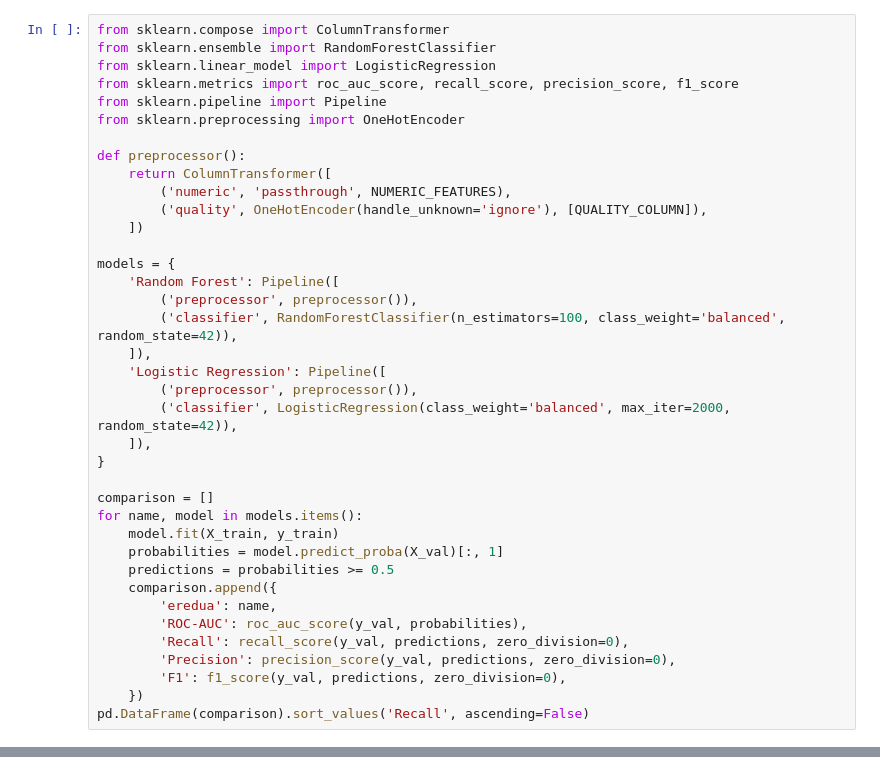
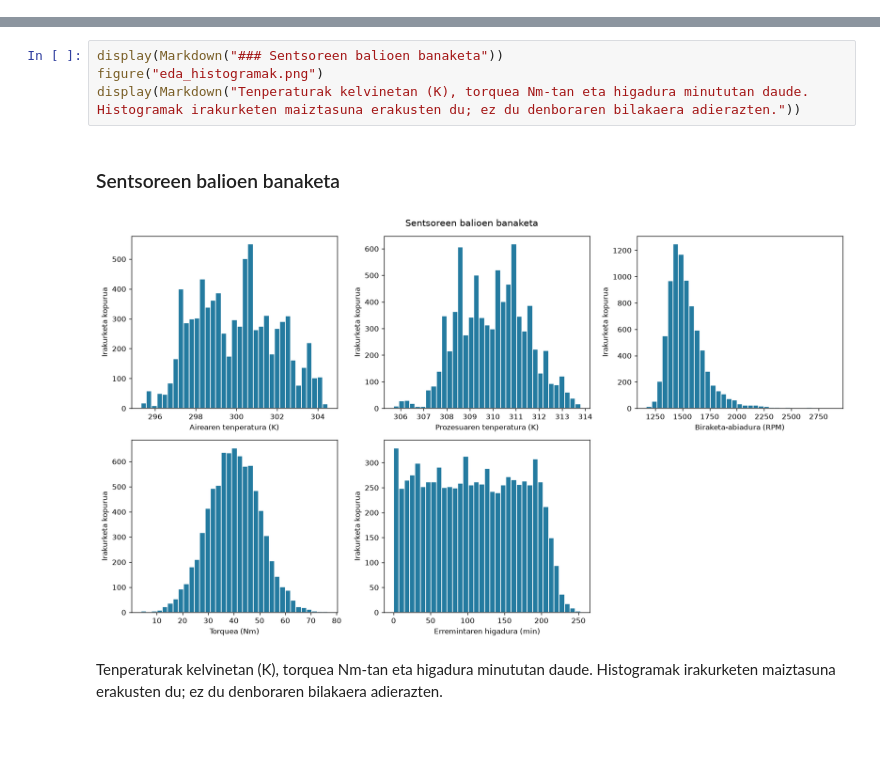
Before and after one commit to AABD-Ethazi-2627/T4-erronka1, a Jupyter notebook: notebooks/02_training.ipynb, the cells around one changed output, grey strips where cells are left out. Saved outputs shown, nothing was run; the diff lists cells and outputs as text; blank space fills up the shorter version.

```diff
--- a/notebooks/02_training.ipynb
+++ b/notebooks/02_training.ipynb
@@ -90,38 +0,0 @@ Random Forest gainbegiratua eta erregresio logistiko orekatua konparatzen dira.
-# %%
-from sklearn.compose import ColumnTransformer
-from sklearn.ensemble import RandomForestClassifier
-from sklearn.linear_model import LogisticRegression
-from sklearn.metrics import roc_auc_score, recall_score, precision_score, f1_score
-from sklearn.pipeline import Pipeline
-from sklearn.preprocessing import OneHotEncoder
-
-def preprocessor():
-    return ColumnTransformer([
-        ('numeric', 'passthrough', NUMERIC_FEATURES),
-        ('quality', OneHotEncoder(handle_unknown='ignore'), [QUALITY_COLUMN]),
-    ])
-
-models = {
-    'Random Forest': Pipeline([
-        ('preprocessor', preprocessor()),
-        ('classifier', RandomForestClassifier(n_estimators=100, class_weight='balanced', random_state=42)),
-    ]),
-    'Logistic Regression': Pipeline([
-        ('preprocessor', preprocessor()),
-        ('classifier', LogisticRegression(class_weight='balanced', max_iter=2000, random_state=42)),
-    ]),
-}
-
-comparison = []
-for name, model in models.items():
-    model.fit(X_train, y_train)
-    probabilities = model.predict_proba(X_val)[:, 1]
-    predictions = probabilities >= 0.5
-    comparison.append({
-        'eredua': name,
-        'ROC-AUC': roc_auc_score(y_val, probabilities),
-        'Recall': recall_score(y_val, predictions, zero_division=0),
-        'Precision': precision_score(y_val, predictions, zero_division=0),
-        'F1': f1_score(y_val, predictions, zero_division=0),
-    })
-pd.DataFrame(comparison).sort_values('Recall', ascending=False)
@@ -218,0 +125,8 @@ print('Artefaktua hemen gorde da:', ROOT / 'models' / 'cnc_failure_model.pkl')
+# %%
+display(Markdown("### Sentsoreen balioen banaketa"))
+figure("eda_histogramak.png")
+display(Markdown("Tenperaturak kelvinetan (K), torquea Nm-tan eta higadura minututan daude. Histogramak irakurketen maiztasuna erakusten du; ez du denboraren bilakaera adierazten."))
+# %% [output]
+### Sentsoreen balioen banaketa
+[figure, added]
+Tenperaturak kelvinetan (K), torquea Nm-tan eta higadura minututan daude. Histogramak irakurketen maiztasuna erakusten du; ez du denboraren bilakaera adierazten.
```
Also changed, not shown: parts of 48 cells of this notebook, 32 other files.
